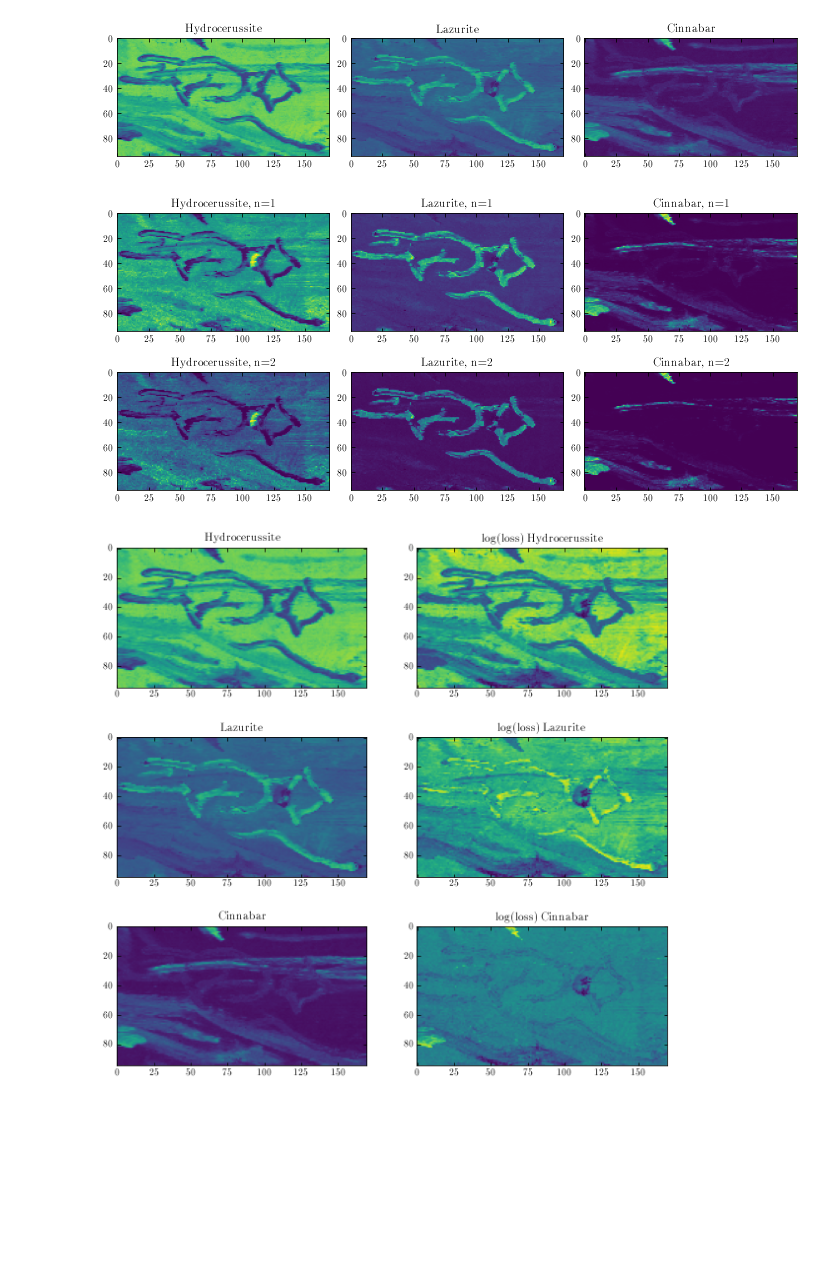
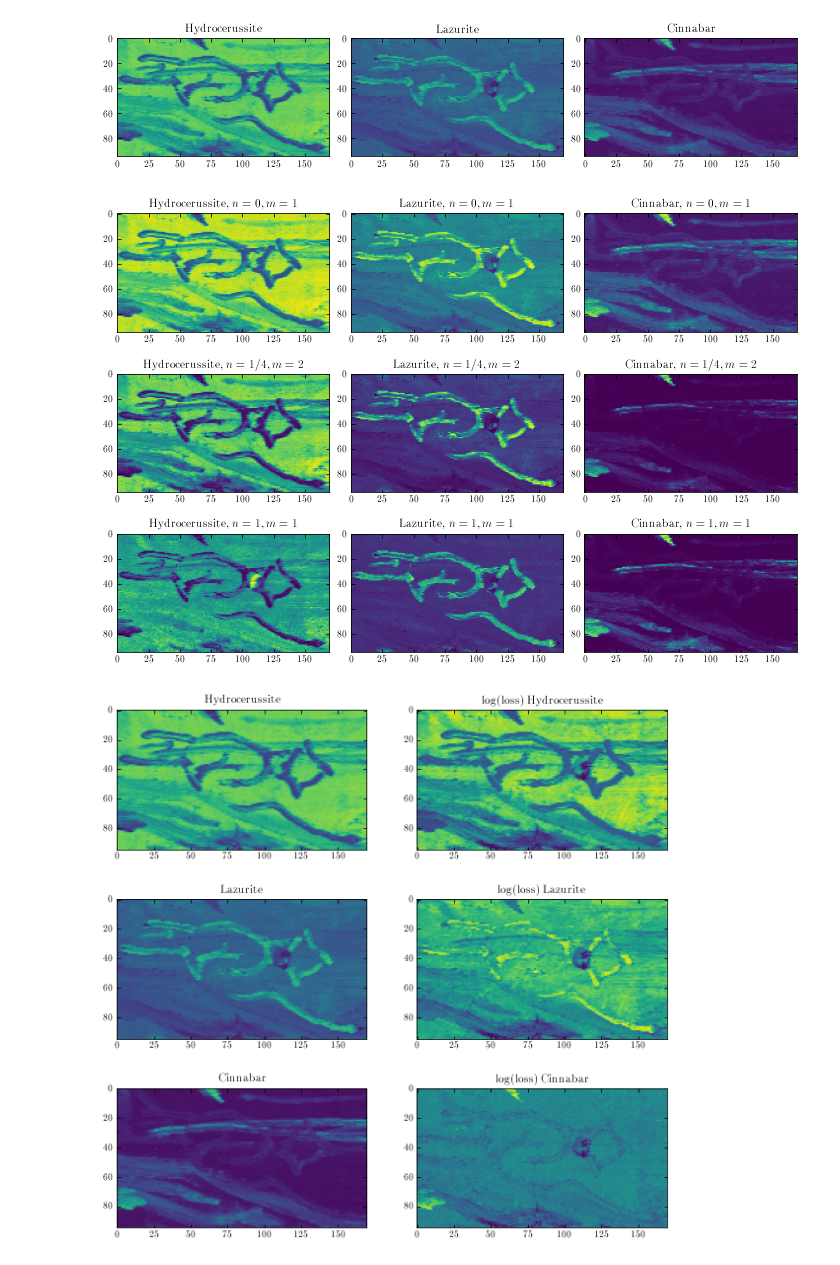
Before and after one commit to zpreisler/XRDXRFutils, a Jupyter notebook: gaussnewton.ipynb, the cells around one changed output. Saved outputs shown, nothing was run; the diff lists cells and outputs as text; code cells hidden in the pictures; blank space fills up the shorter version.

```diff
--- a/gaussnewton.ipynb
+++ b/gaussnewton.ipynb
@@ -313,23 +313,26 @@ for i,g in enumerate(r):
 #savefig('doc/maps.png')
 # %% [output]
 [figure]
-# %%
-%matplotlib inline
-
-fig,ax = subplots(2,3,figsize=(10,4.5))
-fig.subplots_adjust(wspace=0.1,hspace=0.2,top=0.95,bottom=0.05,left=0.04,right=0.985)
-
-for i,g in enumerate(r):
-
-    ax[0,i].imshow(((area_fit[:,:,i]/area_0[:,:,i]) * area[:,:,i]/ss),vmin=0)
-    ax[0,i].set_title(r'%s, n=1'%g.label)
-
-    ax[1,i].imshow(((area_fit[:,:,i]/area_0[:,:,i])**2 * area[:,:,i]/ss),vmin=0)
-    ax[1,i].set_title(r'%s, n=2'%g.label)
-
-savefig('doc/wmaps.png')
-# %% [output]
-[figure, removed]
+# %%
+%matplotlib inline
+
+fig,ax = subplots(3,3,figsize=(10,7))
+fig.subplots_adjust(wspace=0.1,hspace=0.2,top=0.95,bottom=0.05,left=0.04,right=0.985)
+
+for i,g in enumerate(r):
+
+    ax[0,i].imshow(area[:,:,i]/ss,vmin=0)
+    ax[0,i].set_title(r'%s, $n = 0, m=1$'%g.label)
+
+    ax[1,i].imshow(((area_fit[:,:,i]/area_0[:,:,i])**0.25 * (area[:,:,i]/ss)**2),vmin=0)
+    ax[1,i].set_title(r'%s, $n = 1/4, m=2$'%g.label)
+
+    ax[2,i].imshow((((area_fit[:,:,i]/area_0[:,:,i]) * (area[:,:,i]/ss))))
+    ax[2,i].set_title(r'%s, $n = 1,m=1$'%g.label)
+
+savefig('doc/wmaps.png')
+# %% [output]
+[figure, added]
 # %%
 %matplotlib inline
 fig,ax = subplots(3,2,figsize=(10,10))
```
